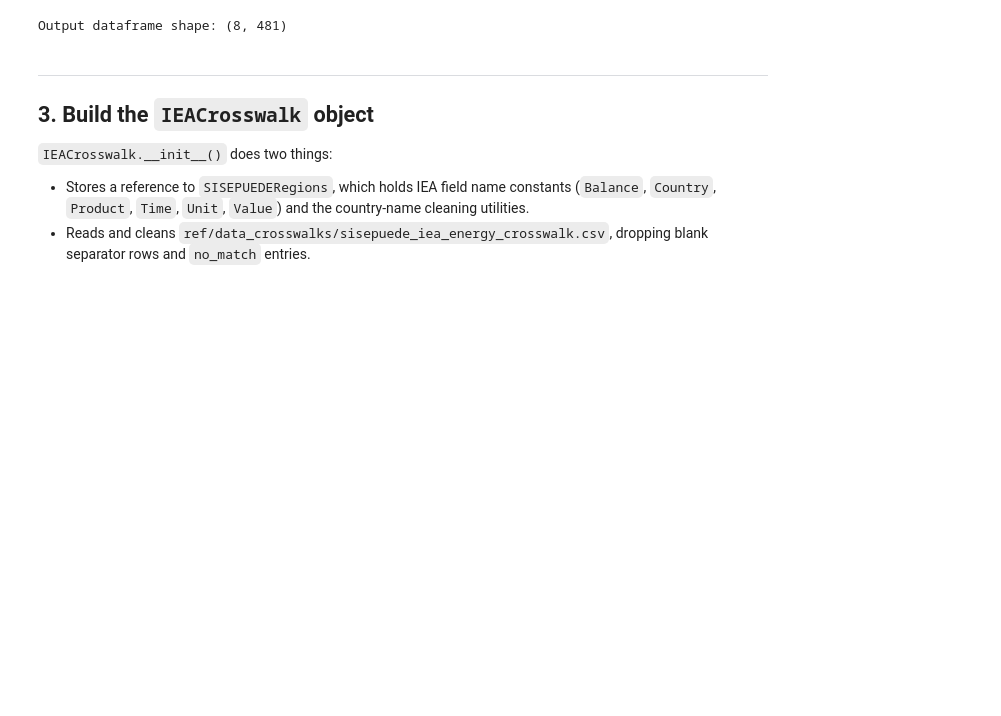
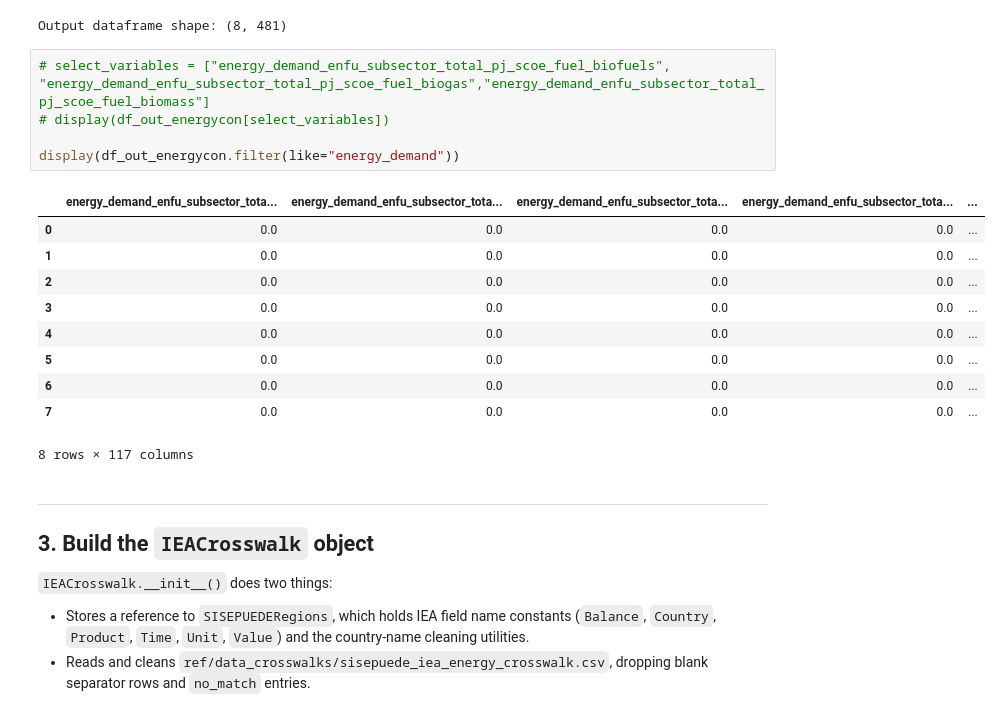
Before and after one commit to dpmendez/sisepuede, a Jupyter notebook: sisepuede/calibration/iea_energy_crosswalk_comparison.ipynb, the cells around one changed output. Cells and saved outputs as stored; diff of their text form; blank space fills up the shorter version.

```diff
--- a/sisepuede/calibration/iea_energy_crosswalk_comparison.ipynb
+++ b/sisepuede/calibration/iea_energy_crosswalk_comparison.ipynb
@@ -127,6 +145,22 @@ df_out_energycon[["time_period", "year"]].head()
 print(f"Output dataframe shape: {df_out_energycon.shape}")
 # %% [output]
 Output dataframe shape: (8, 481)
+# %%
+# select_variables = ["energy_demand_enfu_subsector_total_pj_scoe_fuel_biofuels", "energy_demand_enfu_subsector_total_pj_scoe_fuel_biogas","energy_demand_enfu_subsector_total_pj_scoe_fuel_biomass"]
+# display(df_out_energycon[select_variables])
+
+display(df_out_energycon.filter(like="energy_demand"))
+# %% [output]
+|  | energy_demand_enfu_subsector_tota... | energy_demand_enfu_subsector_tota... | energy_demand_enfu_subsector_tota... | energy_demand_enfu_subsector_tota... | ... |
+| 0 | 0.0 | 0.0 | 0.0 | 0.0 | ... |
+| 1 | 0.0 | 0.0 | 0.0 | 0.0 | ... |
+| 2 | 0.0 | 0.0 | 0.0 | 0.0 | ... |
+| 3 | 0.0 | 0.0 | 0.0 | 0.0 | ... |
+| 4 | 0.0 | 0.0 | 0.0 | 0.0 | ... |
+| 5 | 0.0 | 0.0 | 0.0 | 0.0 | ... |
+| 6 | 0.0 | 0.0 | 0.0 | 0.0 | ... |
+| 7 | 0.0 | 0.0 | 0.0 | 0.0 | ... |
+8 rows × 117 columns
 # %% [markdown]
 ---
 ## 3. Build the `IEACrosswalk` object
```
Also changed, not shown: parts of 6 cells of this notebook, 1 other file.
